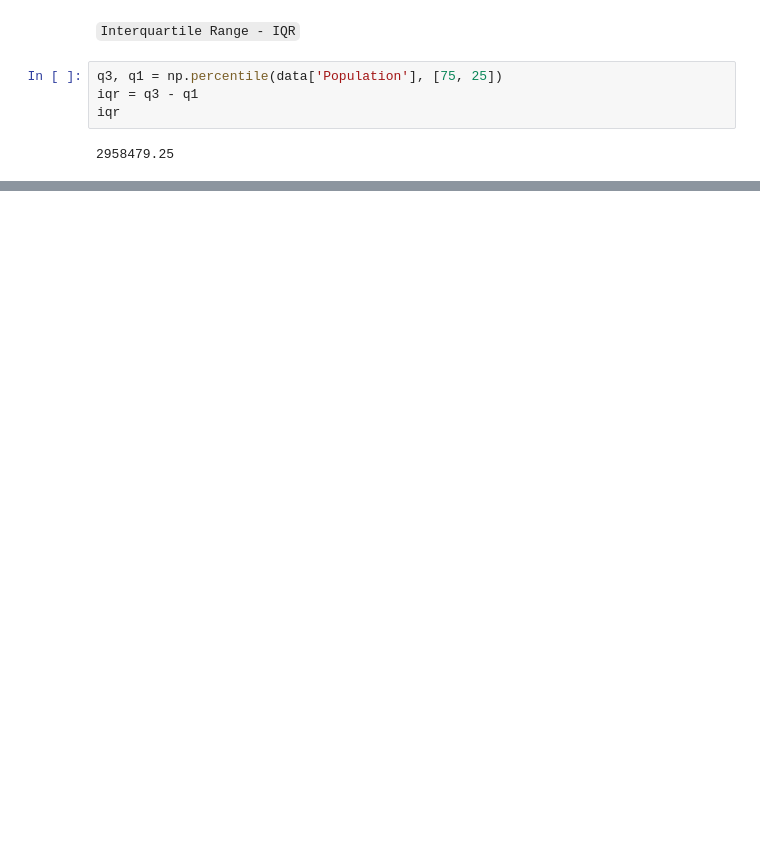
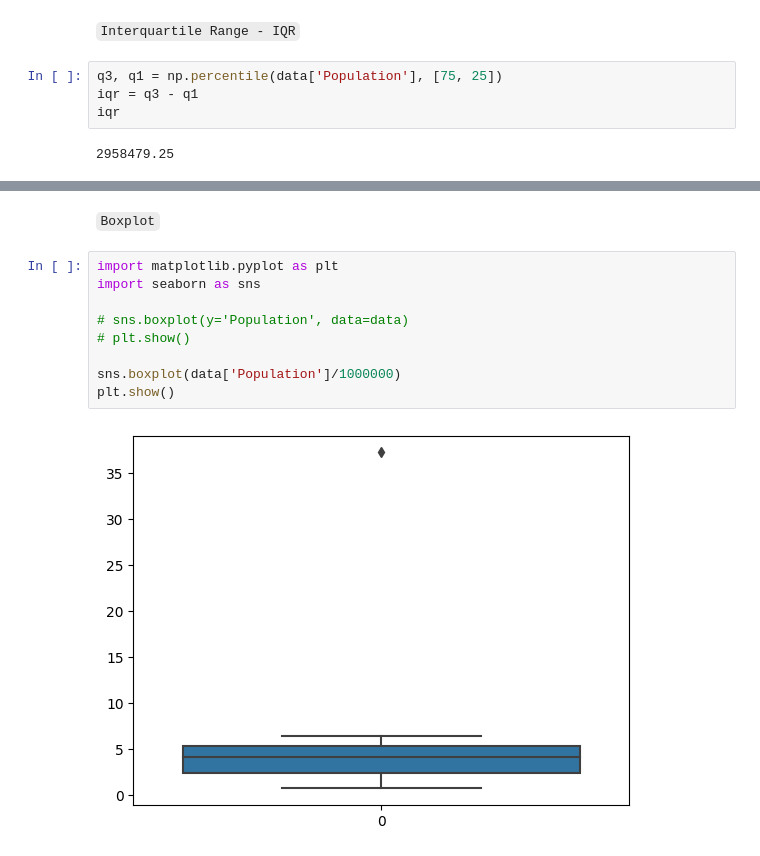
Before and after one commit to thisispawann/Practical-Statistics, a Jupyter notebook: 1.Exploratory Data Analysis/eda.ipynb, the cells around one changed output, grey strips where cells are left out. Drawn from its saved outputs; the diff is of its cells as text; blank space fills up the shorter version.

```diff
--- a/1.Exploratory Data Analysis/eda.ipynb
+++ b/1.Exploratory Data Analysis/eda.ipynb
@@ -112,0 +128,13 @@ iqr
+# %% [markdown]
+<code>Boxplot</code>
+# %%
+import matplotlib.pyplot as plt
+import seaborn as sns
+
+# sns.boxplot(y='Population', data=data)
+# plt.show()
+
+sns.boxplot(data['Population']/1000000)
+plt.show()
+# %% [output]
+[figure, added]
```
Also changed, not shown: parts of 34 cells of this notebook.
